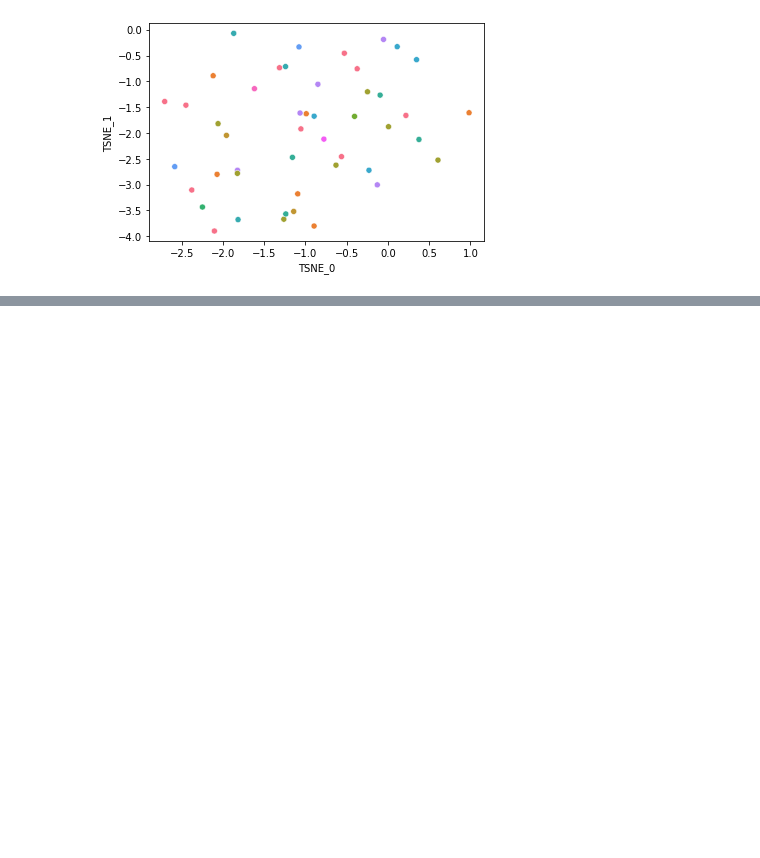
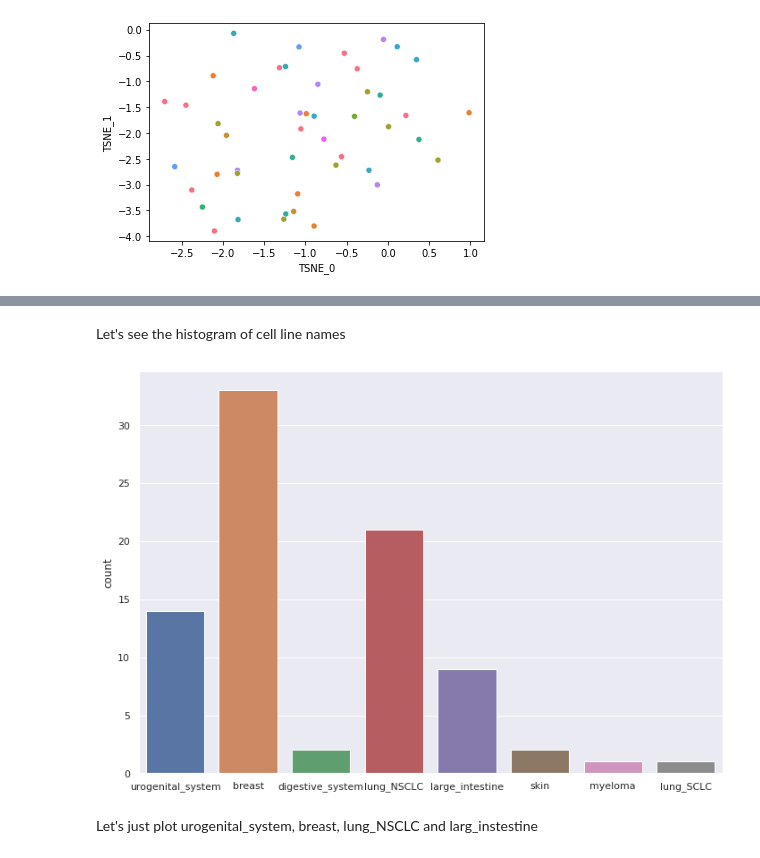
Before and after one commit to edmanft/cat_drug_synergy, a Jupyter notebook: Visualizing_embeddings.ipynb, the cells around one changed output, grey strips where cells are left out. Saved outputs shown, nothing was run; the diff lists cells and outputs as text; code cells hidden in the pictures; blank space fills up the shorter version.

```diff
--- a/Visualizing_embeddings.ipynb
+++ b/Visualizing_embeddings.ipynb
@@ -223,0 +271,11 @@ sns.scatterplot('TSNE_0', 'TSNE_1', data=emb_df, hue='Pathway', legend = False)
+# %% [markdown]
+Let's see the histogram of cell line names
+# %%
+sns.set(rc={'figure.figsize':(11.7,8.27)})
+
+countplot = sns.countplot(cl_gdsc)
+sns.set(rc={'figure.figsize':(9.7,6.27)})
+# %% [output]
+[figure, added]
+# %% [markdown]
+Let's just plot urogenital_system, breast, lung_NSCLC and larg_instestine
```
Also changed, not shown: parts of 21 cells of this notebook.
